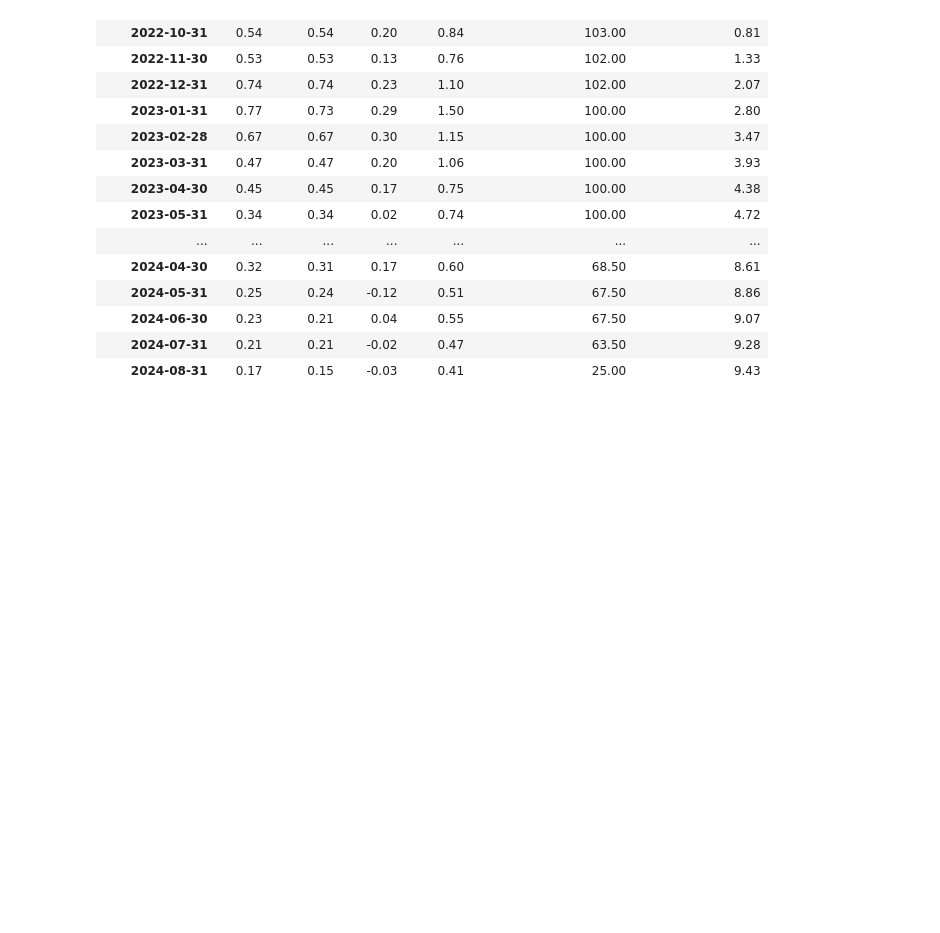
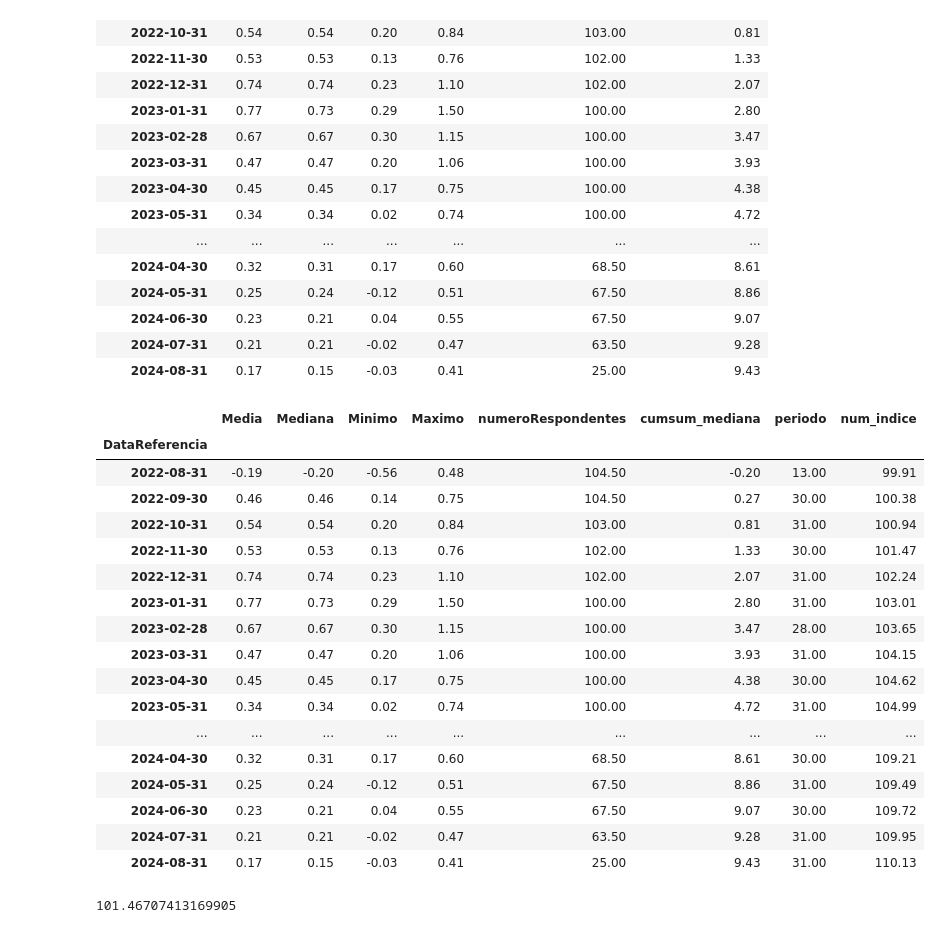
Before and after one commit to nobru01/BcB_Forcast, a Jupyter notebook: filtros.ipynb, the cells around one changed output. Drawn from its saved outputs; the diff is of its cells as text; code cells hidden in the pictures; blank space fills up the shorter version.

```diff
--- a/filtros.ipynb
+++ b/filtros.ipynb
@@ -111,0 +92,15 @@ See the caveats in the documentation: https://pandas.pydata.org/pandas-docs/stab
+# %%
+# Insere coluna com números de dias no período (entre duas datas)
+df_selic_ultima.loc[df_selic_ultima.index[0],'periodo']=(df_selic_ultima.loc[df_selic_ultima.index[0],'data_reuniao']-datetime.datetime.today().date()).days
+# Define número índice de ref. 100 na data de hoje.
+selic_atual=''
+while type(selic_atual)!=float:
+    try:
+        selic_atual=float(input('Qual é a SELIC atual?(\d\d.d\d\)'))
+    except:
+        continue
+df_selic_ultima.loc[df_selic_ultima.index[0],'num_indice']=100*(1+selic_atual/100)**(df_selic_ultima.loc[df_selic_ultima.index[0],'periodo']/365)
+for i in range(1,len(df_selic_ultima)):
+    df_selic_ultima.loc[df_selic_ultima.index[i],'periodo']=(df_selic_ultima.loc[df_selic_ultima.index[i],'data_reuniao']-df_selic_ultima.loc[df_selic_ultima.index[i-1],'data_reuniao']).days
+    df_selic_ultima.loc[df_selic_ultima.index[i],'num_indice']=df_selic_ultima.loc[df_selic_ultima.index[i-1],'num_indice']*(1+df_selic_ultima.loc[df_selic_ultima.index[i-1],'Mediana']/100)**(df_selic_ultima.loc[df_selic_ultima.index[i],'periodo']/365)
+df_selic_ultima.to_csv('./output/selic_ultima_expectativa.csv',float_format='%.2f')
@@ -208,6 +247,36 @@ df_ipca_ultima
 | 2024-06-30 | 0.23 | 0.21 | 0.04 | 0.55 | 67.50 | 9.07 |
 | 2024-07-31 | 0.21 | 0.21 | -0.02 | 0.47 | 63.50 | 9.28 |
 | 2024-08-31 | 0.17 | 0.15 | -0.03 | 0.41 | 25.00 | 9.43 |
+# %%
+# Insere coluna com números de dias no período (entre duas datas)
+df_ipca_ultima.loc[df_ipca_ultima.index[0],'periodo']=(df_ipca_ultima.index[0]-datetime.datetime.today().date()).days
+
+# Define número índice de ref. 100 na data de hoje.
+df_ipca_ultima.loc[df_ipca_ultima.index[0],'num_indice']=100*(1+df_ipca_ultima.loc[df_ipca_ultima.index[0],'Mediana']/100)**(df_ipca_ultima.loc[df_ipca_ultima.index[0],'periodo']/30)
+for i in range(1,len(df_ipca_ultima)):
+    df_ipca_ultima.loc[df_ipca_ultima.index[i],'periodo']=(df_ipca_ultima.index[i]-df_ipca_ultima.index[i-1]).days
+    df_ipca_ultima.loc[df_ipca_ultima.index[i],'num_indice']=df_ipca_ultima.loc[df_ipca_ultima.index[i-1],'num_indice']*(1+df_ipca_ultima.loc[df_ipca_ultima.index[i],'Mediana']/100)**(df_ipca_ultima.loc[df_ipca_ultima.index[i],'periodo']/30)
+df_ipca_ultima.to_csv('./output/selic_ultima_expectativa.csv')
+df_ipca_ultima
+# %% [output]
+|  | Media | Mediana | Minimo | Maximo | numeroRespondentes | cumsum_mediana | periodo | num_indice |
+| DataReferencia |  |  |  |  |  |  |  |  |
+| 2022-08-31 | -0.19 | -0.20 | -0.56 | 0.48 | 104.50 | -0.20 | 13.00 | 99.91 |
+| 2022-09-30 | 0.46 | 0.46 | 0.14 | 0.75 | 104.50 | 0.27 | 30.00 | 100.38 |
+| 2022-10-31 | 0.54 | 0.54 | 0.20 | 0.84 | 103.00 | 0.81 | 31.00 | 100.94 |
+| 2022-11-30 | 0.53 | 0.53 | 0.13 | 0.76 | 102.00 | 1.33 | 30.00 | 101.47 |
+| 2022-12-31 | 0.74 | 0.74 | 0.23 | 1.10 | 102.00 | 2.07 | 31.00 | 102.24 |
+| 2023-01-31 | 0.77 | 0.73 | 0.29 | 1.50 | 100.00 | 2.80 | 31.00 | 103.01 |
+| 2023-02-28 | 0.67 | 0.67 | 0.30 | 1.15 | 100.00 | 3.47 | 28.00 | 103.65 |
+| 2023-03-31 | 0.47 | 0.47 | 0.20 | 1.06 | 100.00 | 3.93 | 31.00 | 104.15 |
+| 2023-04-30 | 0.45 | 0.45 | 0.17 | 0.75 | 100.00 | 4.38 | 30.00 | 104.62 |
+| 2023-05-31 | 0.34 | 0.34 | 0.02 | 0.74 | 100.00 | 4.72 | 31.00 | 104.99 |
+| ... | ... | ... | ... | ... | ... | ... | ... | ... |
+| 2024-04-30 | 0.32 | 0.31 | 0.17 | 0.60 | 68.50 | 8.61 | 30.00 | 109.21 |
+| 2024-05-31 | 0.25 | 0.24 | -0.12 | 0.51 | 67.50 | 8.86 | 31.00 | 109.49 |
+| 2024-06-30 | 0.23 | 0.21 | 0.04 | 0.55 | 67.50 | 9.07 | 30.00 | 109.72 |
+| 2024-07-31 | 0.21 | 0.21 | -0.02 | 0.47 | 63.50 | 9.28 | 31.00 | 109.95 |
+| 2024-08-31 | 0.17 | 0.15 | -0.03 | 0.41 | 25.00 | 9.43 | 31.00 | 110.13 |
 # %%
 # from matplotlib.pyplot import figure
 # figure(figsize=(10, 5), dpi=120)
@@ -217,0 +312,4 @@ df_ipca_ultima
+# %%
+calc_ipca_periodo(df_ipca_ultima,datetime.datetime(2022,11,30).date())
+# %% [output]
+101.46707413169905
```
Also changed, not shown: parts of 17 cells of this notebook, 6 other files.
